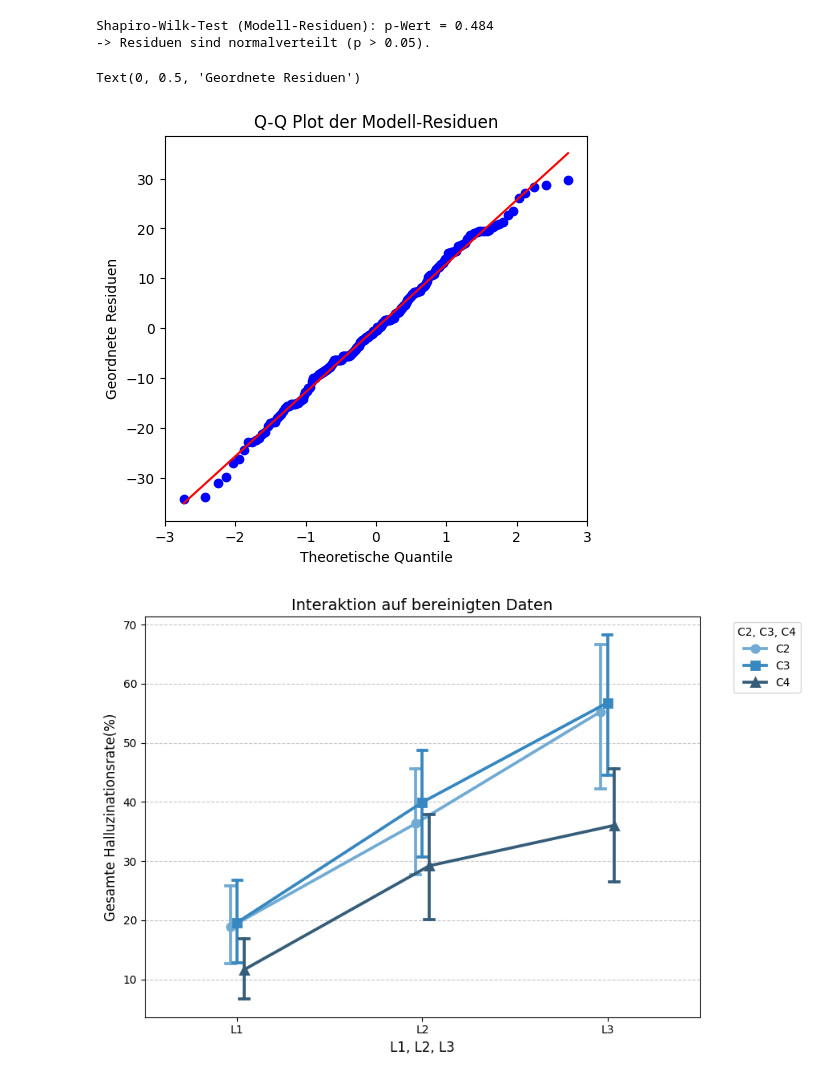
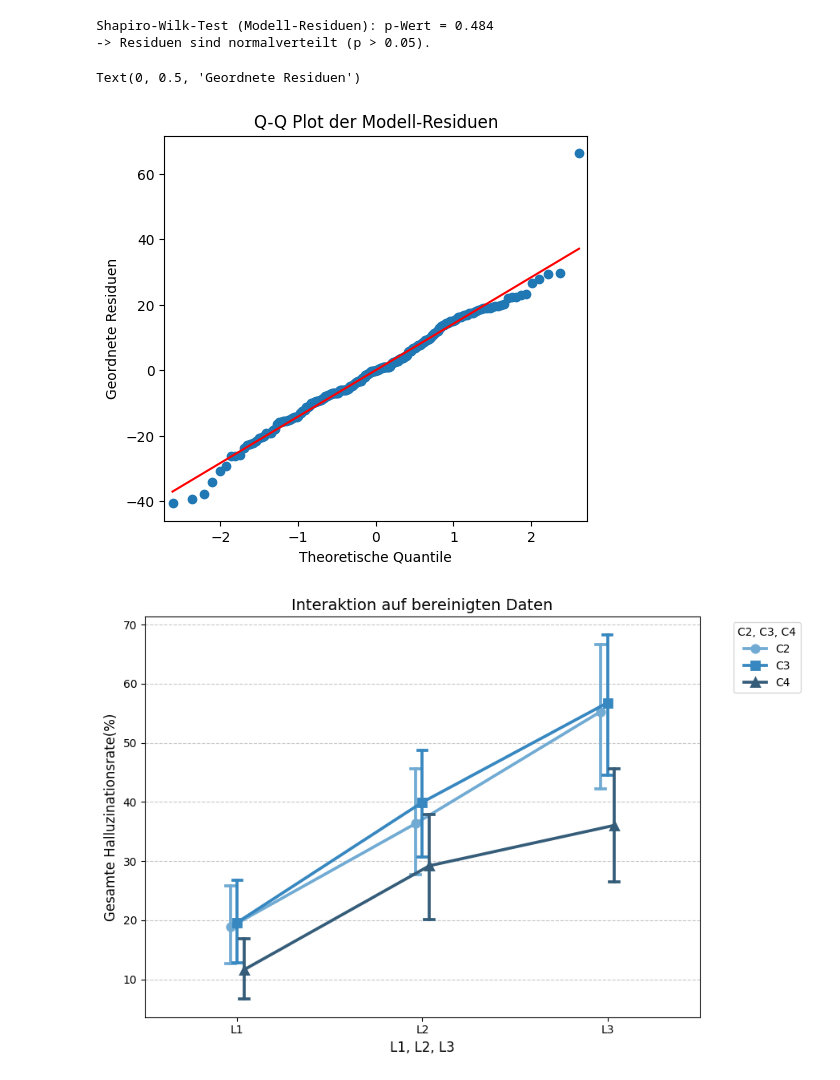
Before and after one commit to StefanEissler/doc-automation-architecture, a Jupyter notebook: notebooks/statistical_evaluation_A_internal.ipynb, the cells around one changed output. Cells and saved outputs as stored; diff of their text form; code cells hidden in the pictures.

```diff
--- a/notebooks/statistical_evaluation_A_internal.ipynb
+++ b/notebooks/statistical_evaluation_A_internal.ipynb
@@ -1601,14 +1597,14 @@ Shapiro-Wilk-Test (Modell-Residuen): p-Wert = 0.484
 # %%
 plt.figure(figsize=(12, 5))
 
 plt.subplot(1, 2, 1)
-stats.probplot(residuals, dist="norm", plot=plt)
+sm.qqplot(residuals, line="s", ax=plt.gca())
 plt.title("Q-Q Plot der Modell-Residuen")
 plt.xlabel("Theoretische Quantile")
 plt.ylabel("Geordnete Residuen")
 # %% [output]
 Text(0, 0.5, 'Geordnete Residuen')
-[figure, old version]
+[figure, new version]
 # %%
 import matplotlib.pyplot as plt
 import seaborn as sns
```
Also changed, not shown: parts of 5 cells of this notebook.
